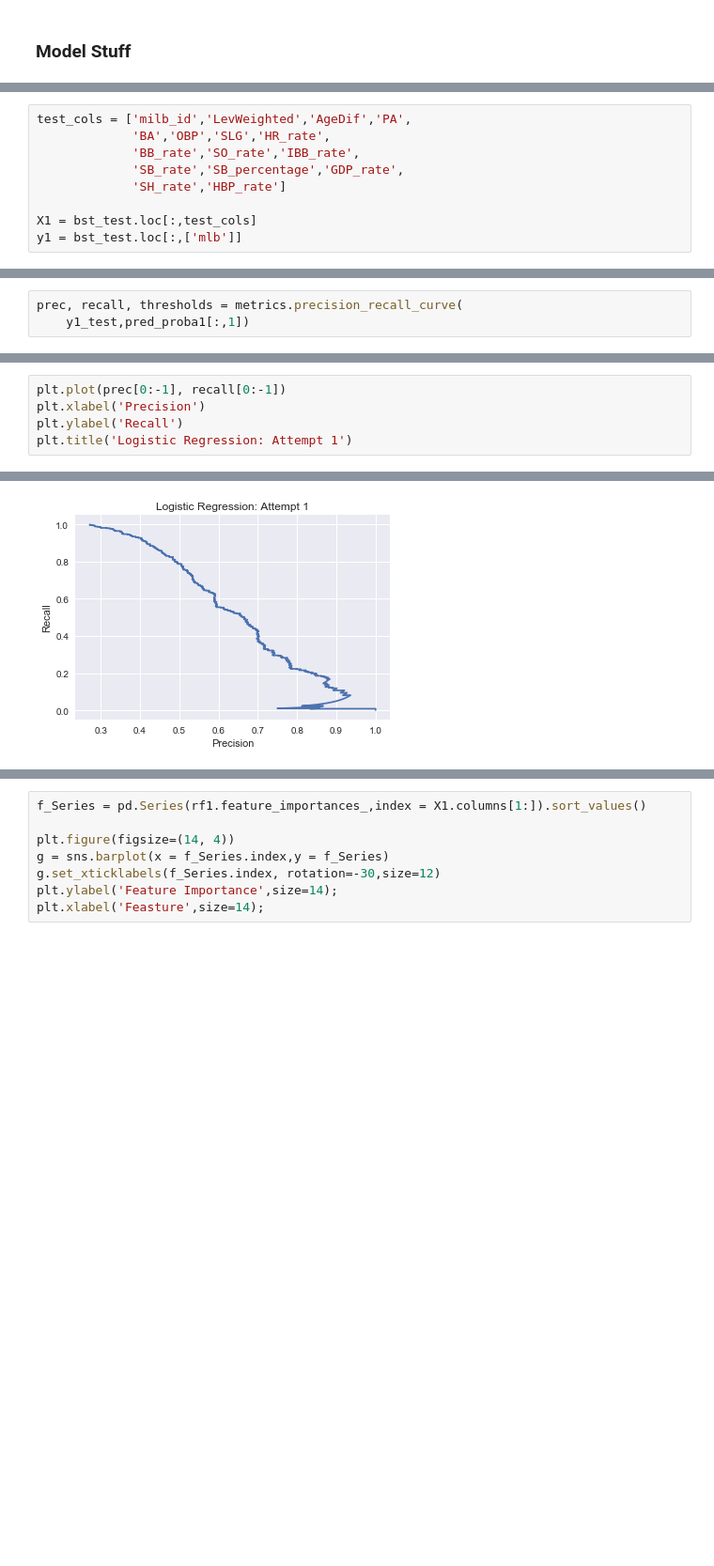
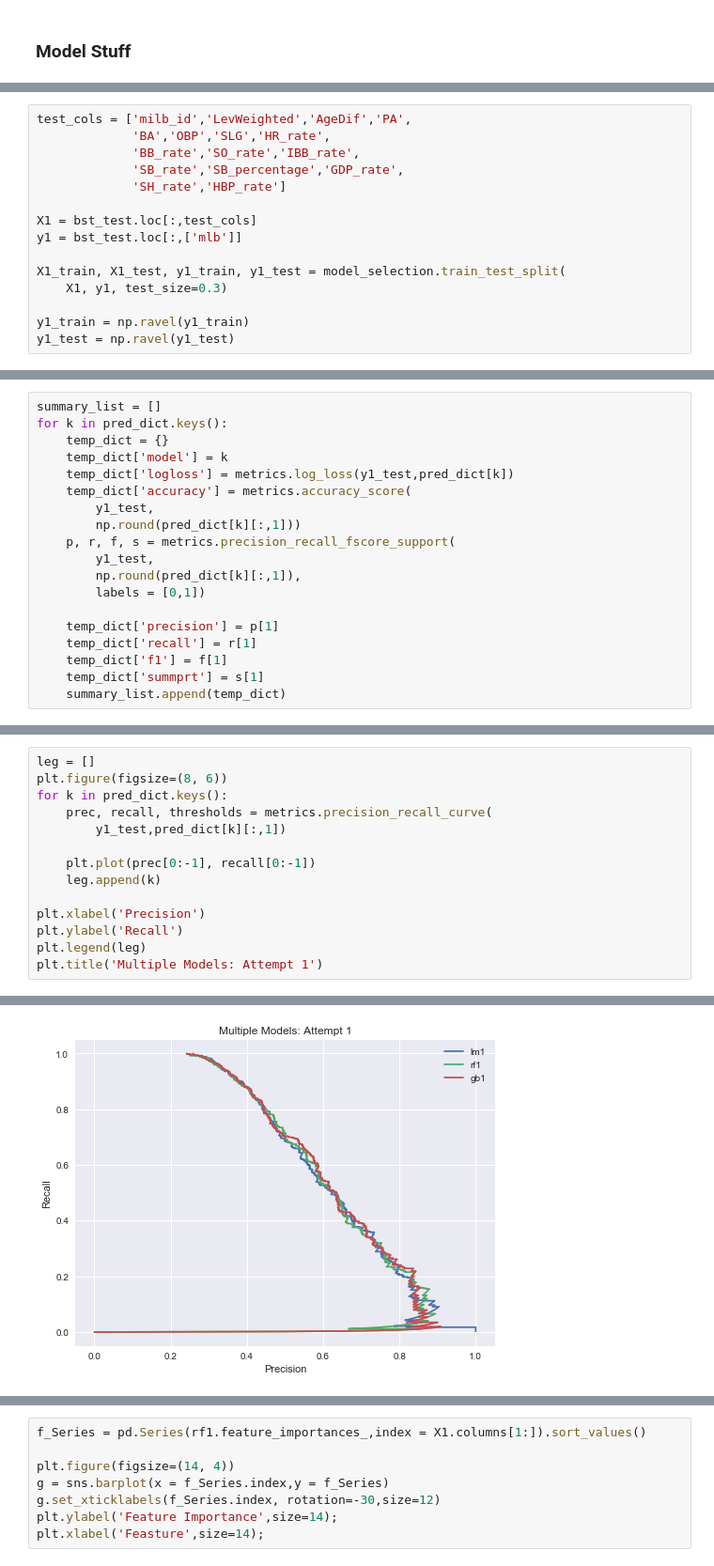
Before and after one commit to leem99/mcnulty, a Jupyter notebook: explorer_milb_batter_data.ipynb, the cells around one changed output, grey strips where cells are left out. Shown at 94% size. Saved outputs shown, nothing was run; the diff lists cells and outputs as text; blank space fills up the shorter version.

Commit message:
added RF and GB. cleaned up visualizations.

```diff
--- a/explorer_milb_batter_data.ipynb
+++ b/explorer_milb_batter_data.ipynb
@@ -229,6 +233,12 @@ test_cols = ['milb_id','LevWeighted','AgeDif','PA',
 
 X1 = bst_test.loc[:,test_cols]
 y1 = bst_test.loc[:,['mlb']]
+
+X1_train, X1_test, y1_train, y1_test = model_selection.train_test_split(
+    X1, y1, test_size=0.3)
+
+y1_train = np.ravel(y1_train)
+y1_test = np.ravel(y1_test)
 # %%
 # Baseline Prediction
 #sum(y1)/len(y1)
@@ -270,3 +248,0 @@ pred_proba_df.sort_values(1,ascending = False)
-# %%
-prec, recall, thresholds = metrics.precision_recall_curve(
-    y1_test,pred_proba1[:,1])
@@ -272,0 +278,19 @@ prec, recall, thresholds = metrics.precision_recall_curve(
+# %%
+summary_list = []
+for k in pred_dict.keys():
+    temp_dict = {}
+    temp_dict['model'] = k
+    temp_dict['logloss'] = metrics.log_loss(y1_test,pred_dict[k])
+    temp_dict['accuracy'] = metrics.accuracy_score(
+        y1_test,
+        np.round(pred_dict[k][:,1]))
+    p, r, f, s = metrics.precision_recall_fscore_support(
+        y1_test,
+        np.round(pred_dict[k][:,1]),
+        labels = [0,1])
+
+    temp_dict['precision'] = p[1]
+    temp_dict['recall'] = r[1]
+    temp_dict['f1'] = f[1]
+    temp_dict['summprt'] = s[1]
+    summary_list.append(temp_dict)
@@ -273,9 +307,18 @@ prec, recall, thresholds = metrics.precision_recall_curve(
 # %%
-plt.plot(prec[0:-1], recall[0:-1])
+leg = []
+plt.figure(figsize=(8, 6))
+for k in pred_dict.keys():
+    prec, recall, thresholds = metrics.precision_recall_curve(
+        y1_test,pred_dict[k][:,1])
+
+    plt.plot(prec[0:-1], recall[0:-1])
+    leg.append(k)
+
 plt.xlabel('Precision')
 plt.ylabel('Recall')
-plt.title('Logistic Regression: Attempt 1')
+plt.legend(leg)
+plt.title('Multiple Models: Attempt 1')
 # %% [output]
 <matplotlib.text.Text at 0x...>
-[figure, old version]
+[figure, new version]
 # %%
```
Also changed, not shown: parts of 24 cells of this notebook.
